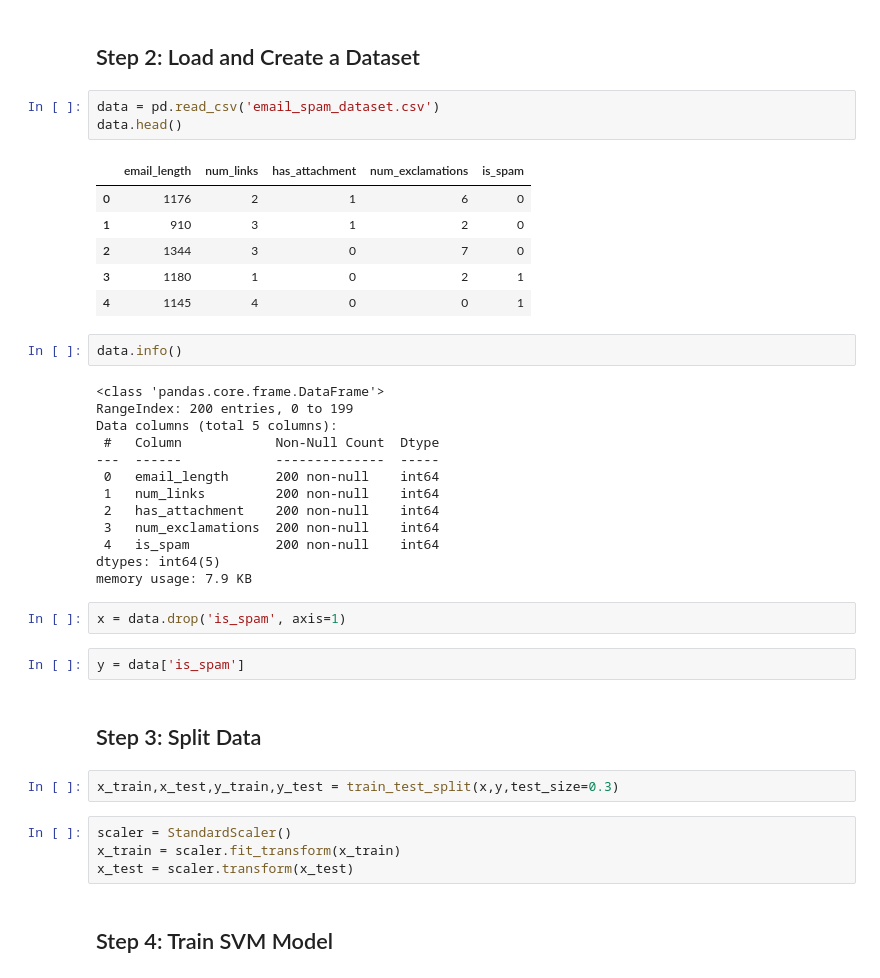
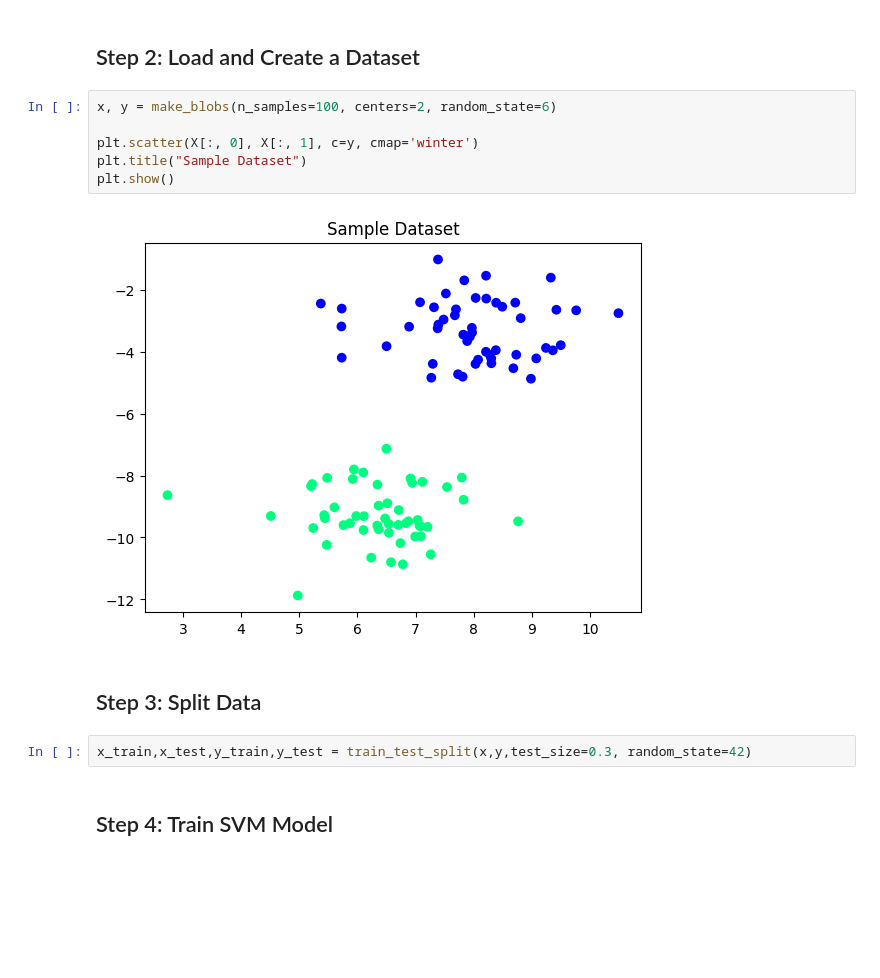
Before and after one commit to Vishwaschandrasekara5/Spam-email-Detetctor, a Jupyter notebook: 22UG1-0394_Lab_06.ipynb, the cells around one changed output. Drawn from its saved outputs; the diff is of its cells as text; blank space fills up the shorter version.

```diff
--- a/22UG1-0394_Lab_06.ipynb
+++ b/22UG1-0394_Lab_06.ipynb
@@ -13,42 +13,17 @@ import seaborn as sns
 # %% [markdown]
 ## Step 2: Load and Create a Dataset
 # %%
-data = pd.read_csv('email_spam_dataset.csv')
-data.head()
+x, y = make_blobs(n_samples=100, centers=2, random_state=6)
+
+plt.scatter(X[:, 0], X[:, 1], c=y, cmap='winter')
+plt.title("Sample Dataset")
+plt.show()
 # %% [output]
-|  | email_length | num_links | has_attachment | num_exclamations | is_spam |
-| 0 | 1176 | 2 | 1 | 6 | 0 |
-| 1 | 910 | 3 | 1 | 2 | 0 |
-| 2 | 1344 | 3 | 0 | 7 | 0 |
-| 3 | 1180 | 1 | 0 | 2 | 1 |
-| 4 | 1145 | 4 | 0 | 0 | 1 |
+[figure, added]
-# %%
-data.info()
-# %% [output]
-<class 'pandas.core.frame.DataFrame'>
-RangeIndex: 200 entries, 0 to 199
-Data columns (total 5 columns):
- #   Column            Non-Null Count  Dtype
----  ------            --------------  -----
- 0   email_length      200 non-null    int64
- 1   num_links         200 non-null    int64
- 2   has_attachment    200 non-null    int64
- 3   num_exclamations  200 non-null    int64
- 4   is_spam           200 non-null    int64
-dtypes: int64(5)
-memory usage: 7.9 KB
-# %%
-x = data.drop('is_spam', axis=1)
-# %%
-y = data['is_spam']
 # %% [markdown]
 ## Step 3: Split Data
 # %%
-x_train,x_test,y_train,y_test = train_test_split(x,y,test_size=0.3)
+x_train,x_test,y_train,y_test = train_test_split(x,y,test_size=0.3, random_state=42)
-# %%
-scaler = StandardScaler()
-x_train = scaler.fit_transform(x_train)
-x_test = scaler.transform(x_test)
 # %% [markdown]
 ## Step 4: Train SVM Model
 # %%
```
Also changed, not shown: parts of 11 cells of this notebook.
